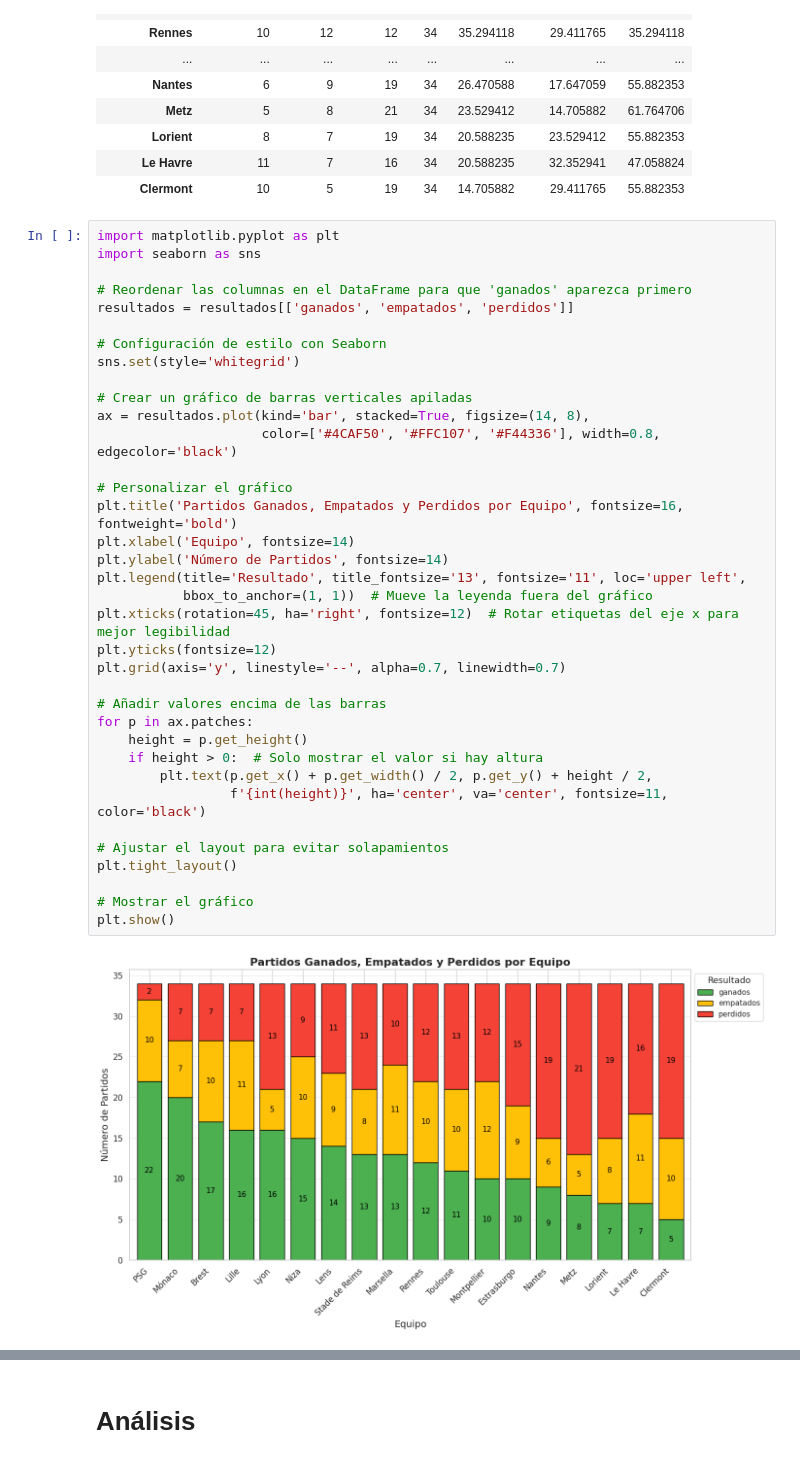
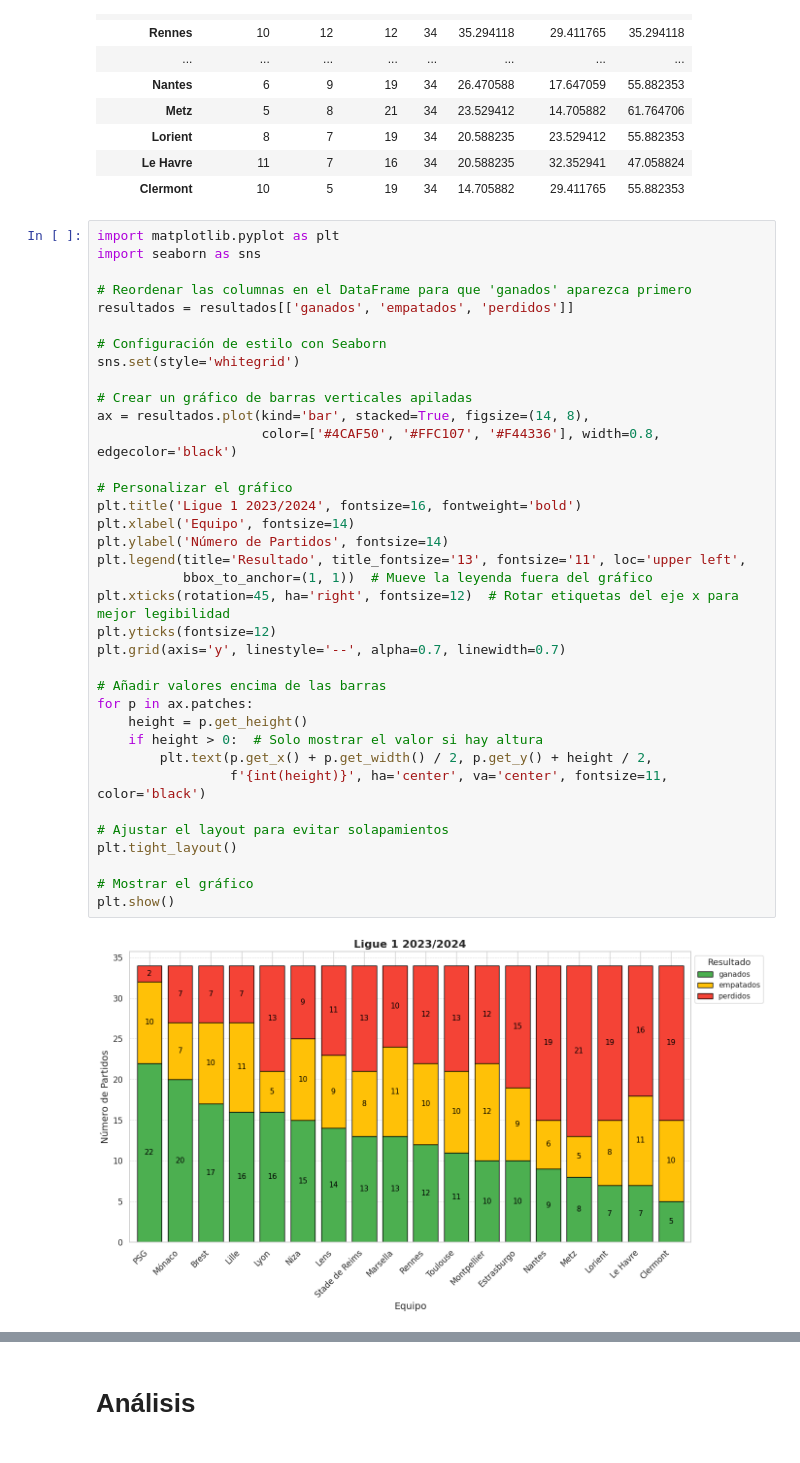
Before and after one commit to ibarajas248/proyecto_bootcamp_analisis_de_datos, a Jupyter notebook: ganados_empatados_perdidos_temporada_desde_2018.ipynb, the cells around one changed output, grey strips where cells are left out. Cells and saved outputs as stored; diff of their text form.

```diff
--- a/ganados_empatados_perdidos_temporada_desde_2018.ipynb
+++ b/ganados_empatados_perdidos_temporada_desde_2018.ipynb
@@ -930,32 +932,32 @@ resultados = resultados[['ganados', 'empatados', 'perdidos']]
 
 # Configuración de estilo con Seaborn
 sns.set(style='whitegrid')
 
 # Crear un gráfico de barras verticales apiladas
 ax = resultados.plot(kind='bar', stacked=True, figsize=(14, 8),
                      color=['#4CAF50', '#FFC107', '#F44336'], width=0.8, edgecolor='black')
 
 # Personalizar el gráfico
-plt.title('Partidos Ganados, Empatados y Perdidos por Equipo', fontsize=16, fontweight='bold')
+plt.title('Ligue 1 2023/2024', fontsize=16, fontweight='bold')
 plt.xlabel('Equipo', fontsize=14)
 plt.ylabel('Número de Partidos', fontsize=14)
 plt.legend(title='Resultado', title_fontsize='13', fontsize='11', loc='upper left',
            bbox_to_anchor=(1, 1))  # Mueve la leyenda fuera del gráfico
 plt.xticks(rotation=45, ha='right', fontsize=12)  # Rotar etiquetas del eje x para mejor legibilidad
 plt.yticks(fontsize=12)
 plt.grid(axis='y', linestyle='--', alpha=0.7, linewidth=0.7)
 
 # Añadir valores encima de las barras
 for p in ax.patches:
     height = p.get_height()
     if height > 0:  # Solo mostrar el valor si hay altura
         plt.text(p.get_x() + p.get_width() / 2, p.get_y() + height / 2,
                  f'{int(height)}', ha='center', va='center', fontsize=11, color='black')
 
 # Ajustar el layout para evitar solapamientos
 plt.tight_layout()
 
 # Mostrar el gráfico
 plt.show()
 # %% [output]
-[figure, old version]
+[figure, new version]
```
Also changed, not shown: parts of 14 cells of this notebook.
